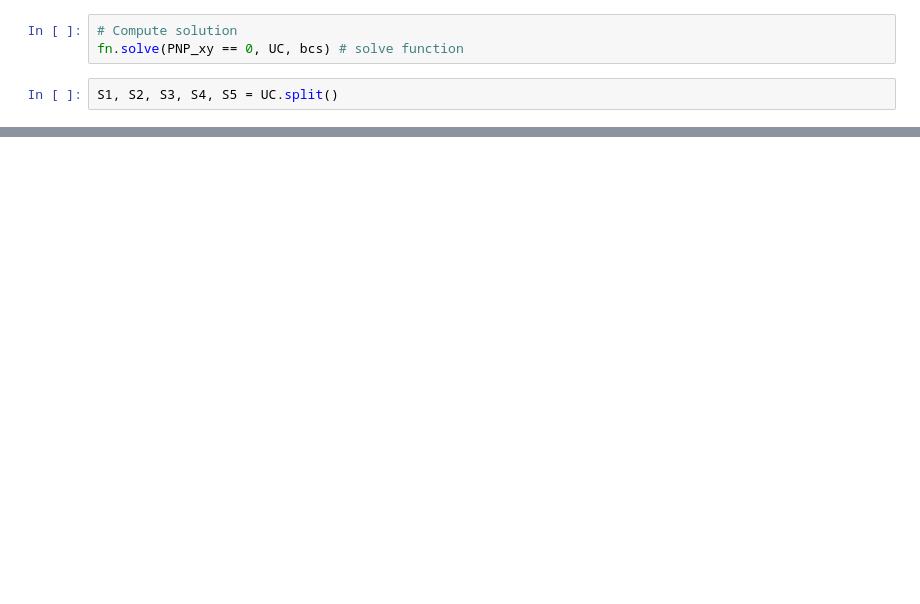
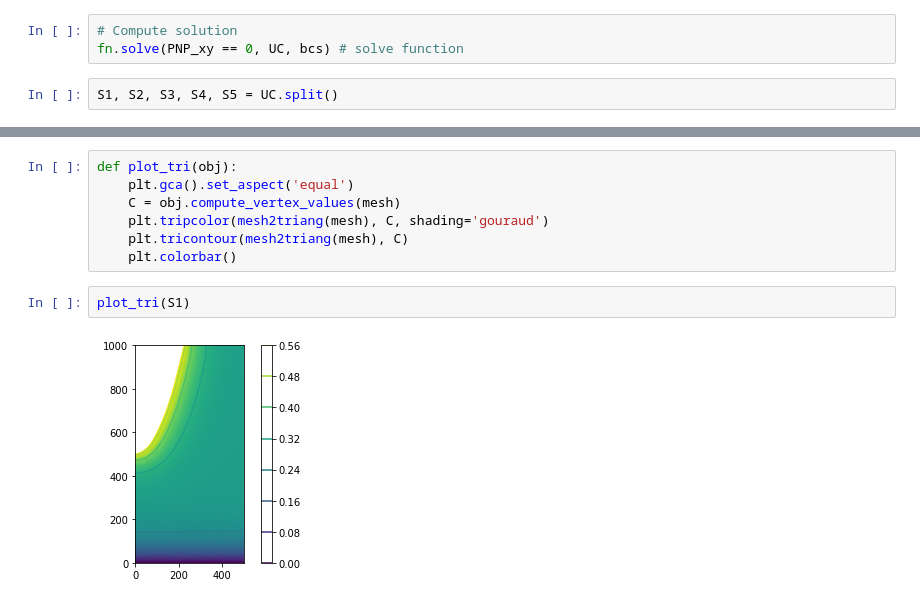
Before and after one commit to ColgateShots/PNP, a Jupyter notebook: FENICS_SOLVER_MESHED.ipynb, the cells around one changed output, grey strips where cells are left out. Saved outputs shown, nothing was run; the diff lists cells and outputs as text; blank space fills up the shorter version.

```diff
--- a/FENICS_SOLVER_MESHED.ipynb
+++ b/FENICS_SOLVER_MESHED.ipynb
@@ -129,0 +129,11 @@ plot(S3)
+# %%
+def plot_tri(obj):
+    plt.gca().set_aspect('equal')
+    C = obj.compute_vertex_values(mesh)
+    plt.tripcolor(mesh2triang(mesh), C, shading='gouraud')
+    plt.tricontour(mesh2triang(mesh), C)
+    plt.colorbar()
+# %%
+plot_tri(S1)
+# %% [output]
+[figure, added]
```
Also changed, not shown: parts of 8 cells of this notebook, 1 other file.
